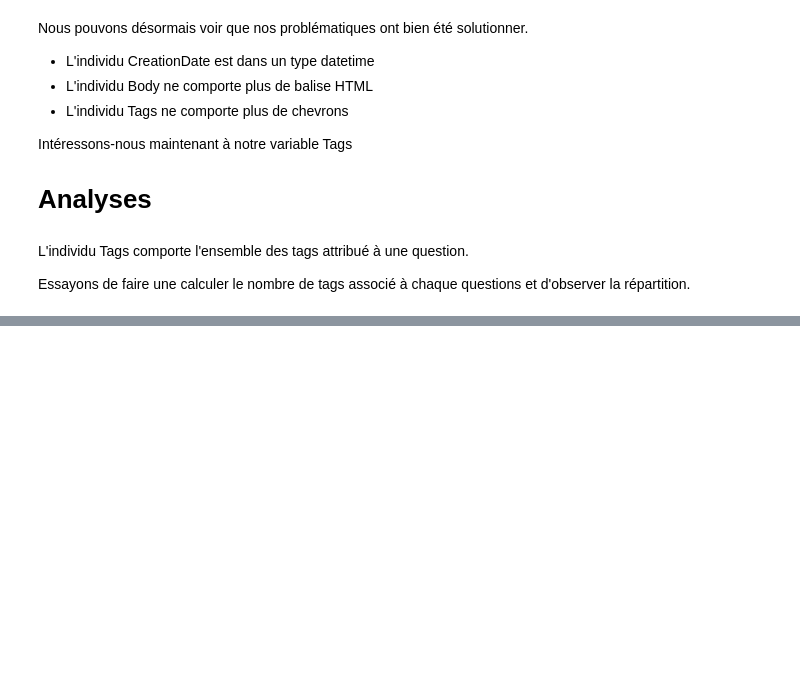
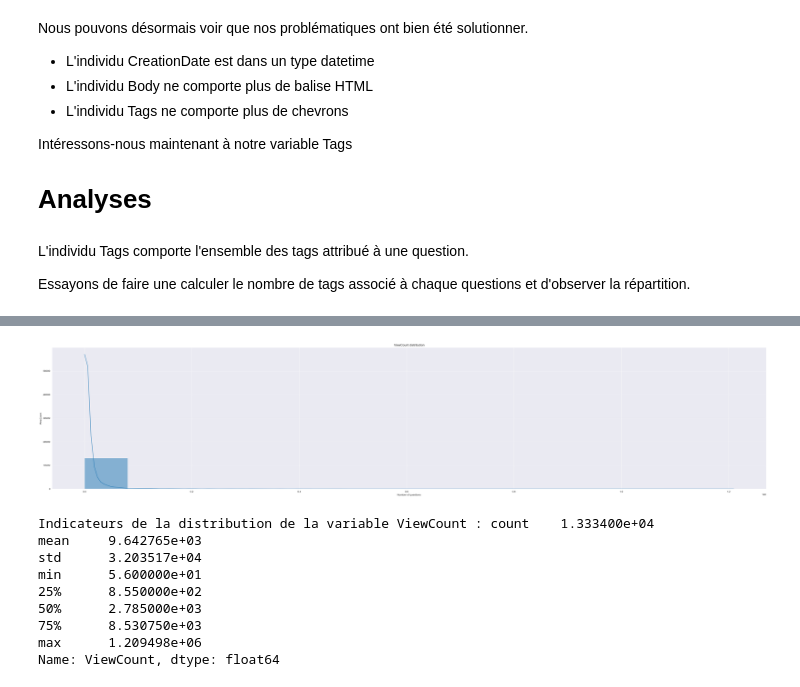
Before and after one commit to laildfz/P5_machine_learning, a Jupyter notebook: notebook/notebook_exploration.ipynb, the cells around one changed output, grey strips where cells are left out. Drawn from its saved outputs; the diff is of its cells as text; code cells hidden in the pictures; blank space fills up the shorter version.

```diff
--- a/notebook/notebook_exploration.ipynb
+++ b/notebook/notebook_exploration.ipynb
@@ -158,0 +213,13 @@ Nous pouvons observer une baisse d'activité sur le temps. Nous pourrions dédui
+# %%
+distribution("ViewCount")
+# %% [output]
+[figure, added]
+Indicateurs de la distribution de la variable ViewCount : count    1.333400e+04
+mean     9.642765e+03
+std      3.203517e+04
+min      5.600000e+01
+25%      8.550000e+02
+50%      2.785000e+03
+75%      8.530750e+03
+max      1.209498e+06
+Name: ViewCount, dtype: float64
```
Also changed, not shown: parts of 16 cells of this notebook, 1 other file.
